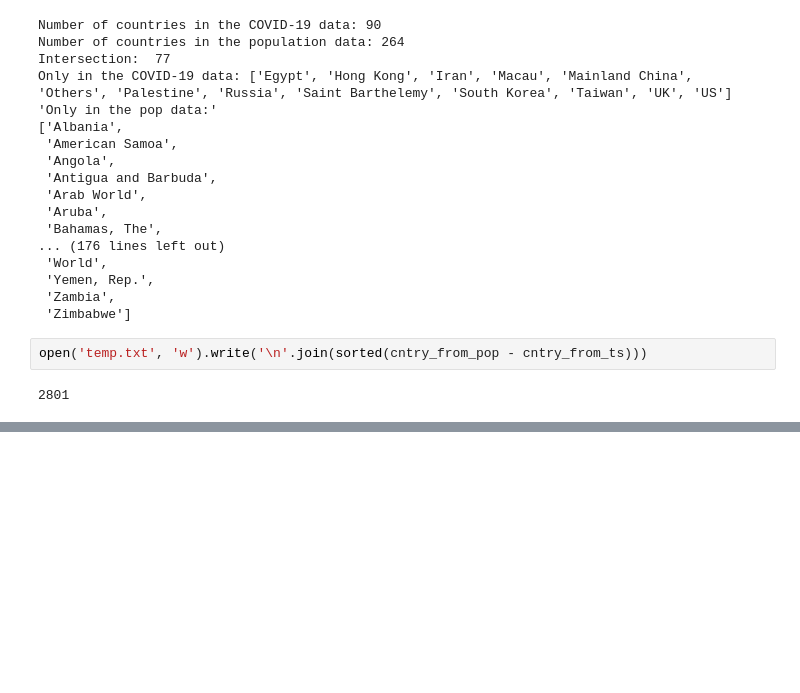
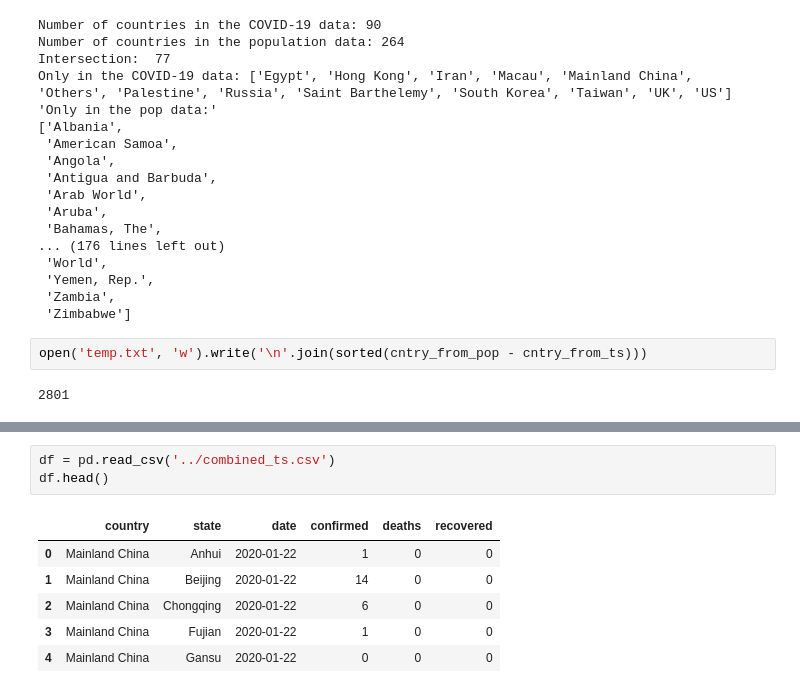
Before and after one commit to covid19-data/covid19-data, a Jupyter notebook: notebooks/Untitled.ipynb, the cells around one changed output, grey strips where cells are left out. Cells and saved outputs as stored; diff of their text form; blank space fills up the shorter version.

```diff
--- a/notebooks/Untitled.ipynb
+++ b/notebooks/Untitled.ipynb
@@ -50,0 +129,10 @@ open('temp.txt', 'w').write('\n'.join(sorted(cntry_from_pop - cntry_from_ts)))
+# %%
+df = pd.read_csv('../combined_ts.csv')
+df.head()
+# %% [output]
+|  | country | state | date | confirmed | deaths | recovered |
+| 0 | Mainland China | Anhui | 2020-01-22 | 1 | 0 | 0 |
+| 1 | Mainland China | Beijing | 2020-01-22 | 14 | 0 | 0 |
+| 2 | Mainland China | Chongqing | 2020-01-22 | 6 | 0 | 0 |
+| 3 | Mainland China | Fujian | 2020-01-22 | 1 | 0 | 0 |
+| 4 | Mainland China | Gansu | 2020-01-22 | 0 | 0 | 0 |
```
Also changed, not shown: parts of 9 cells of this notebook, 6 other files.
